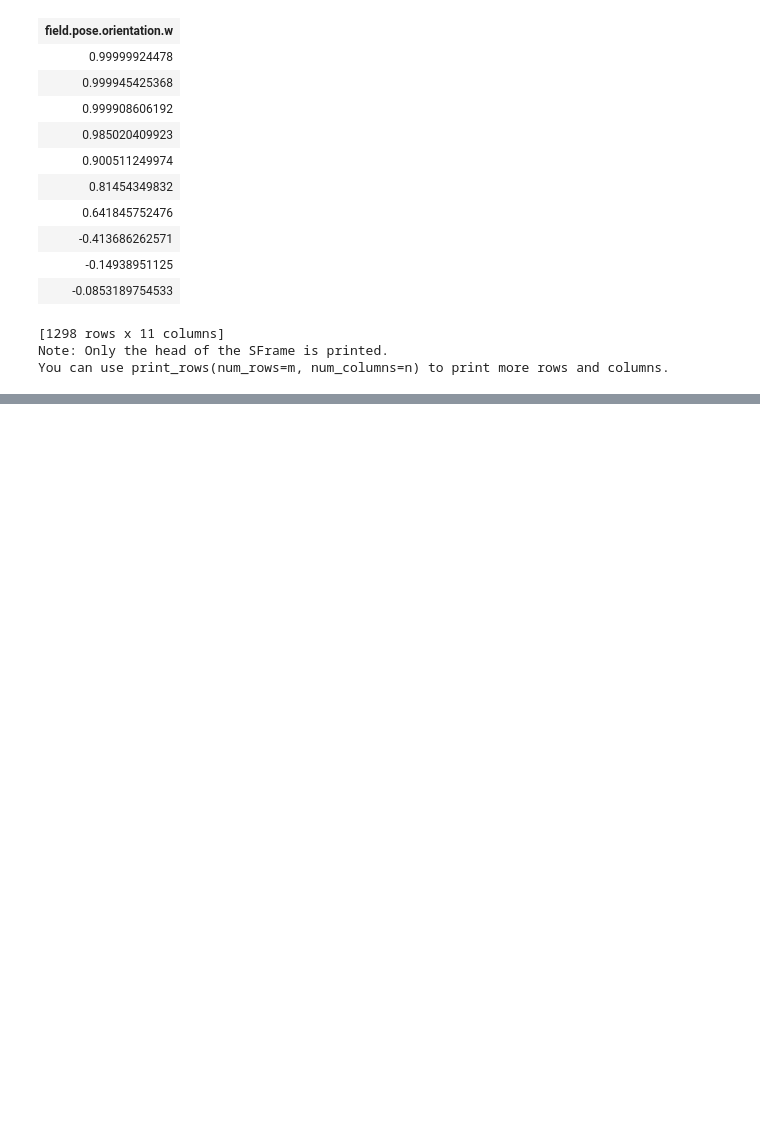
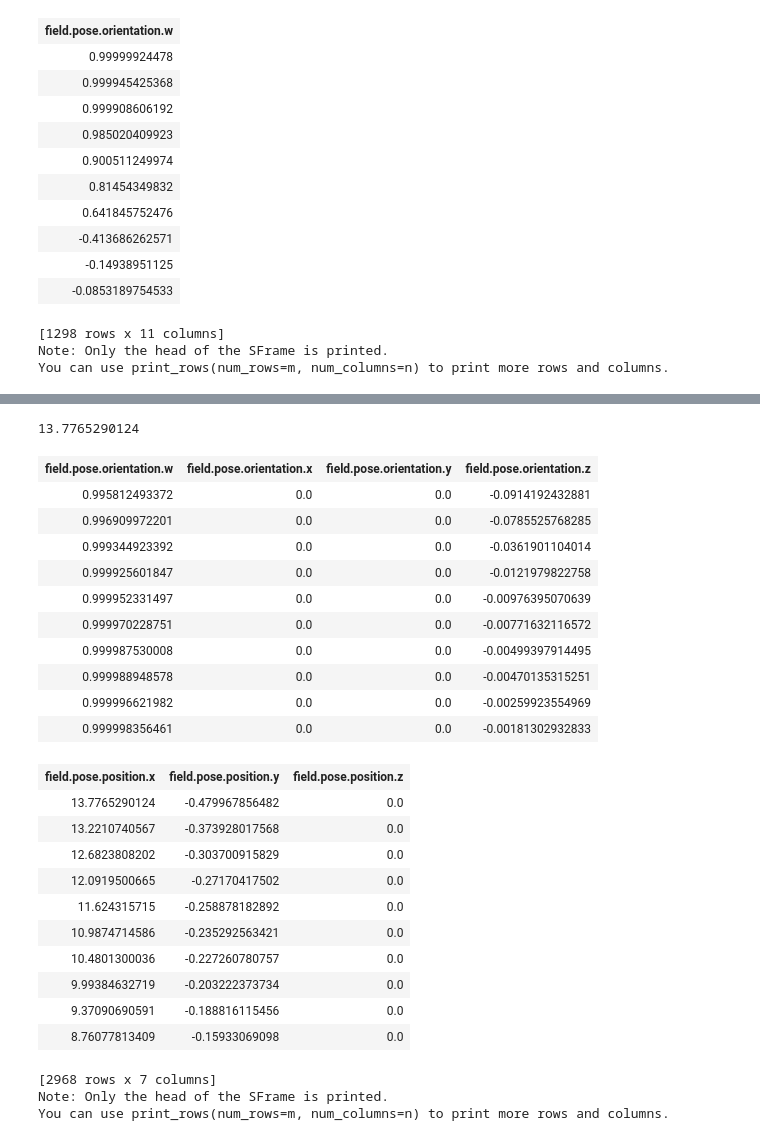
Before and after one commit to kandithws/cgr_gridmap_slam_ros, a Jupyter notebook: eval/cgr_data_trajectory_plot.ipynb, the cells around one changed output, grey strips where cells are left out. Saved outputs shown, nothing was run; the diff lists cells and outputs as text; code cells hidden in the pictures; blank space fills up the shorter version.

```diff
--- a/eval/cgr_data_trajectory_plot.ipynb
+++ b/eval/cgr_data_trajectory_plot.ipynb
@@ -116,0 +142,4 @@ Rows: 1298
+# %%
+freiburg_traj['poses'][0]['position']['x']
+# %% [output]
+13.7765290124
@@ -116,0 +162,28 @@ Rows: 1298
+# %%
+traj_data
+# %% [output]
+| field.pose.orientation.w | field.pose.orientation.x | field.pose.orientation.y | field.pose.orientation.z |
+| 0.995812493372 | 0.0 | 0.0 | -0.0914192432881 |
+| 0.996909972201 | 0.0 | 0.0 | -0.0785525768285 |
+| 0.999344923392 | 0.0 | 0.0 | -0.0361901104014 |
+| 0.999925601847 | 0.0 | 0.0 | -0.0121979822758 |
+| 0.999952331497 | 0.0 | 0.0 | -0.00976395070639 |
+| 0.999970228751 | 0.0 | 0.0 | -0.00771632116572 |
+| 0.999987530008 | 0.0 | 0.0 | -0.00499397914495 |
+| 0.999988948578 | 0.0 | 0.0 | -0.00470135315251 |
+| 0.999996621982 | 0.0 | 0.0 | -0.00259923554969 |
+| 0.999998356461 | 0.0 | 0.0 | -0.00181302932833 |
+| field.pose.position.x | field.pose.position.y | field.pose.position.z |
+| 13.7765290124 | -0.479967856482 | 0.0 |
+| 13.2210740567 | -0.373928017568 | 0.0 |
+| 12.6823808202 | -0.303700915829 | 0.0 |
+| 12.0919500665 | -0.27170417502 | 0.0 |
+| 11.624315715 | -0.258878182892 | 0.0 |
+| 10.9874714586 | -0.235292563421 | 0.0 |
+| 10.4801300036 | -0.227260780757 | 0.0 |
+| 9.99384632719 | -0.203222373734 | 0.0 |
+| 9.37090690591 | -0.188816115456 | 0.0 |
+| 8.76077813409 | -0.15933069098 | 0.0 |
+[2968 rows x 7 columns]
+Note: Only the head of the SFrame is printed.
+You can use print_rows(num_rows=m, num_columns=n) to print more rows and columns.
```
Also changed, not shown: parts of 8 cells of this notebook, 4 other files.
